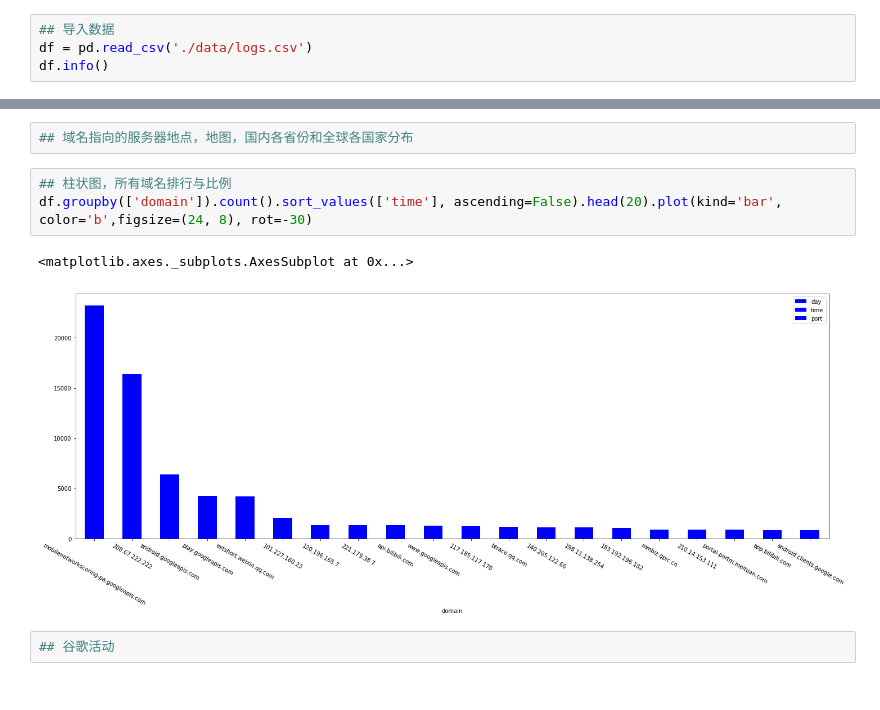
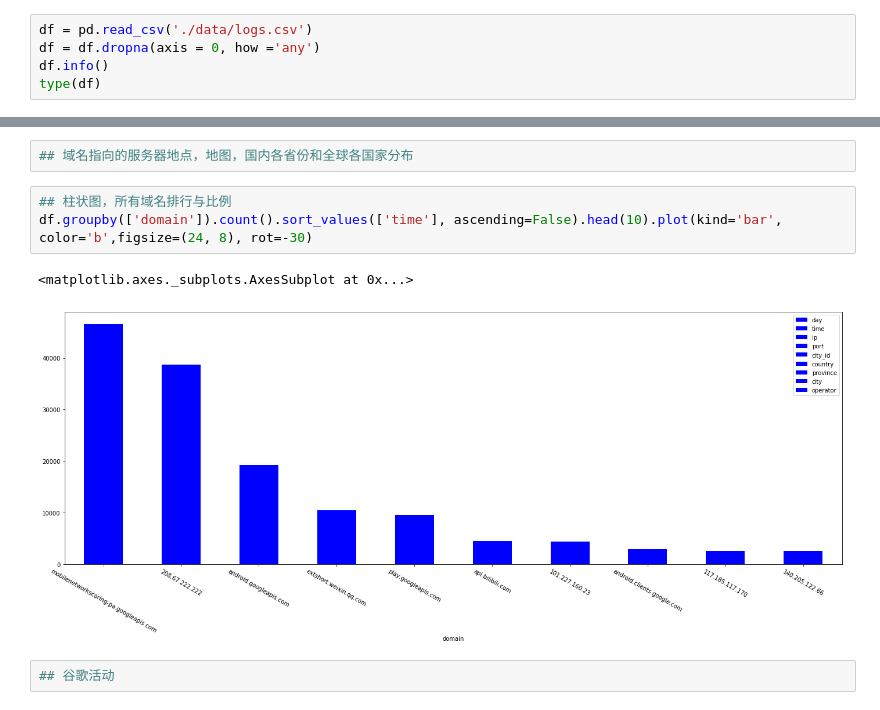
Before and after one commit to wangshub/tracking-my-phone, a Jupyter notebook: visual.ipynb, the cells around one changed output, grey strips where cells are left out. Drawn from its saved outputs; the diff is of its cells as text.

```diff
--- a/visual.ipynb
+++ b/visual.ipynb
@@ -6,6 +10,7 @@ import seaborn as sns
 # %%
-## 导入数据
 df = pd.read_csv('./data/logs.csv')
+df = df.dropna(axis = 0, how ='any')
 df.info()
+type(df)
 # %% [output]
 <class 'pandas.core.frame.DataFrame'>
@@ -38,10 +115,10 @@ df.groupby(['day']).count()['domain'].plot(kind='bar', color='b', title='daily r
 ## 域名指向的服务器地点，地图，国内各省份和全球各国家分布
 # %%
 ## 柱状图，所有域名排行与比例
-df.groupby(['domain']).count().sort_values(['time'], ascending=False).head(20).plot(kind='bar', color='b',figsize=(24, 8), rot=-30)
+df.groupby(['domain']).count().sort_values(['time'], ascending=False).head(10).plot(kind='bar', color='b',figsize=(24, 8), rot=-30)
 # %% [output]
 <matplotlib.axes._subplots.AxesSubplot at 0x...>
-[figure, old version]
+[figure, new version]
 # %%
 ## 谷歌活动
 # %%
```
Also changed, not shown: parts of 16 cells of this notebook, 1 other file.
